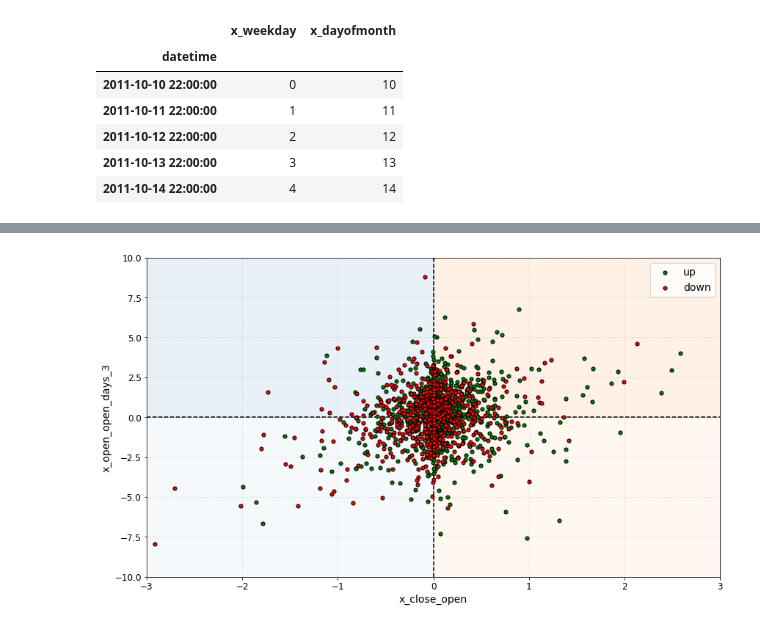
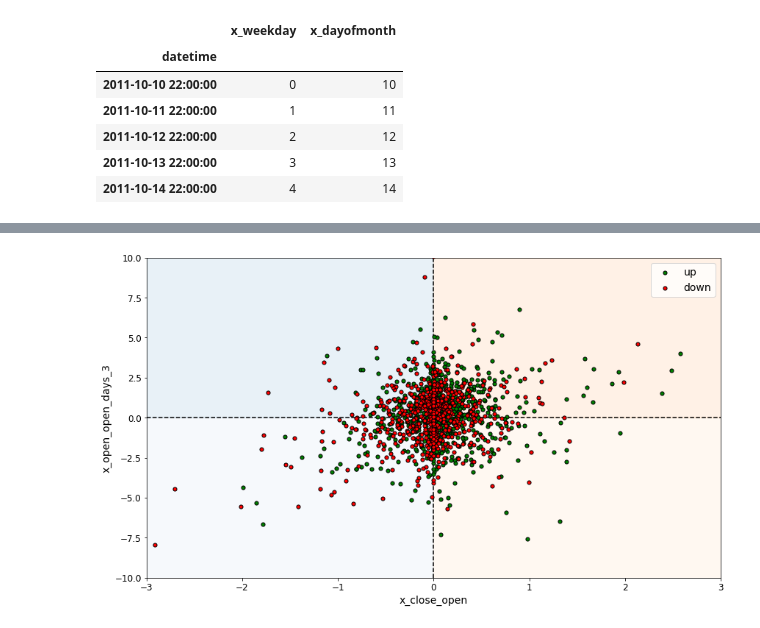
Before and after one commit to Hjartarson/stock-market, a Jupyter notebook: make-report-OMXS30.ipynb, the cells around one changed output, grey strips where cells are left out. Saved outputs shown, nothing was run; the diff lists cells and outputs as text; code cells hidden in the pictures.

```diff
--- a/make-report-OMXS30.ipynb
+++ b/make-report-OMXS30.ipynb
@@ -61,2 +45,0 @@ df.head()
-# %%
-df = df.pipe(feat.add_features)
@@ -97,9 +45,0 @@ df['y_open_close_days_0'].pipe(to_bool)
-# %%
-# ADD CAT INSTEAD OF FLOAT
-df['x_open_open_day_1_up'] = df['x_open_open_day_1']
-
-mask = df['x_open_open_day_1'] < 0
-df.loc[df['x_open_open_day_1'][mask].index,'x_open_open_day_1_up'] = False
-mask = df['x_open_open_day_1'] > 0
-df.loc[df['x_open_open_day_1'][mask].index,'x_open_open_day_1_up'] = True
-df.head()
@@ -144,3 +46,10 @@ df[['x_open_open_day_1','x_open_open_day_1_streak']].head()
+# %%
+# Add features
+df = df.pipe(feat.add_input_variables,days=10)
+df = df.pipe(feat.add_output_variables,days=10)
+df = df.join(df['y_open_close_days_0'].pipe(feat.to_bin))
+df = df.join(df['x_open_open_day_1'].pipe(feat.to_bin))
+df = df.join(df['x_open_open_day_1_up'].pipe(feat.up_down_streak))
 # %%
 # Add other measures
 df['x_weekday'] = df.index.weekday
@@ -183,40 +134,27 @@ df[['y_open_close_days_0','x_open_open_day_1_streak']].replace([np.inf,-np.inf],
 # %%
-#df_stock_swap = df_stock.swaplevel(axis=1)
-import matplotlib.patches as patches
 # Close price change dependancy
 f, ax = plt.subplots(1,1)
 x = 'x_close_open'
 y = 'x_open_open_days_3'
 
     #print('Neg:',df_sel[df_sel[x]<0][y].replace(np.inf,np.nan).dropna().mean())
     #print('Pos:',df_sel[df_sel[x]>0][y].replace(np.inf,np.nan).dropna().mean())
-df[df['y_open_close_days_0_up']==1].plot(ax=ax,kind='scatter',x=x,y=y,grid=True,s=26,color='g',edgecolor='black',zorder=3,label='up')
-df[df['y_open_close_days_0_up']==0].plot(ax=ax,kind='scatter',x=x,y=y,grid=True,s=26,color='r',edgecolor='black',zorder=3,label='down')
-#ax.legend(stocks)
+df[df['y_open_close_days_0_up']==1].plot(ax=ax,kind='scatter',x=x,y=y,s=26,color='g',edgecolor='black',zorder=3,label='up')
+df[df['y_open_close_days_0_up']==0].plot(ax=ax,kind='scatter',x=x,y=y,s=26,color='r',edgecolor='black',zorder=3,label='down')
 ax.set_title('')
-ax.axhline(0,ls = '--',color='black')
-ax.axvline(0,ls = '--',color='black')
-#ax.set_xlim([-10,10])
+
 #plt.axvline(-1,ls='--',color='r')
-#ax.axvspan(xmin=-10,xmax=0,alpha = 0.1,zorder=1)
 x_width = 3
-y_with = 10
-for nr,x,y in zip([0,1,2,3],[-x_width,-x_width,0,0],[0,-y_with,0,-y_with]):
-    ax.add_patch(
-        patches.Rectangle(
-            (x,y),   # (x,y)
-            x_width,          # width
-            y_with,          # height
-            alpha = 0.1,
-            color = tableau20[nr]
-            ))
+y_width = 10
+
+hp.color_quantiles(ax,x_width,y_width)
+
 
 #ax.text(-7,7,'Open [-]\nClose [+]\nOverreaction during Pre-Market?')
 #ax.text(-7,-7,'Open [-]\nClose [-]\nDecline continues during the day?')
 #ax.text(3,7,'Open [+]\nClose [+]\nIncrease continues during the day')
 #ax.text(3,-7,'Open [+]\nClose [-]\nGood morning, bad day')
-ax.set_xlim([-x_width,x_width])
-ax.set_ylim([-y_with,y_with])
-f.savefig('fig/dependence.png', dpi=100,bbox_inches='tight')
+
+hp.save_fig(f, 'testdsf.png')
 # %% [output]
-[figure, old version]
+[figure, new version]
```
Also changed, not shown: parts of 18 cells of this notebook, 10 other files.
